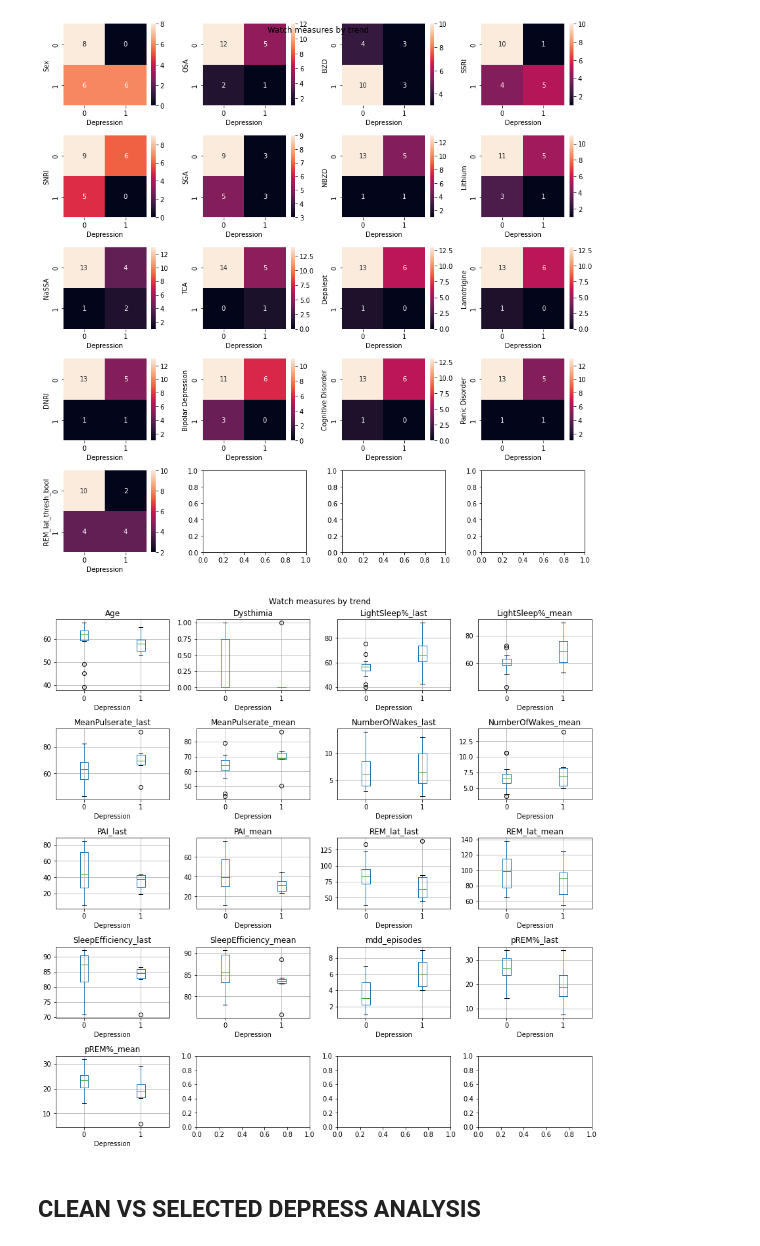
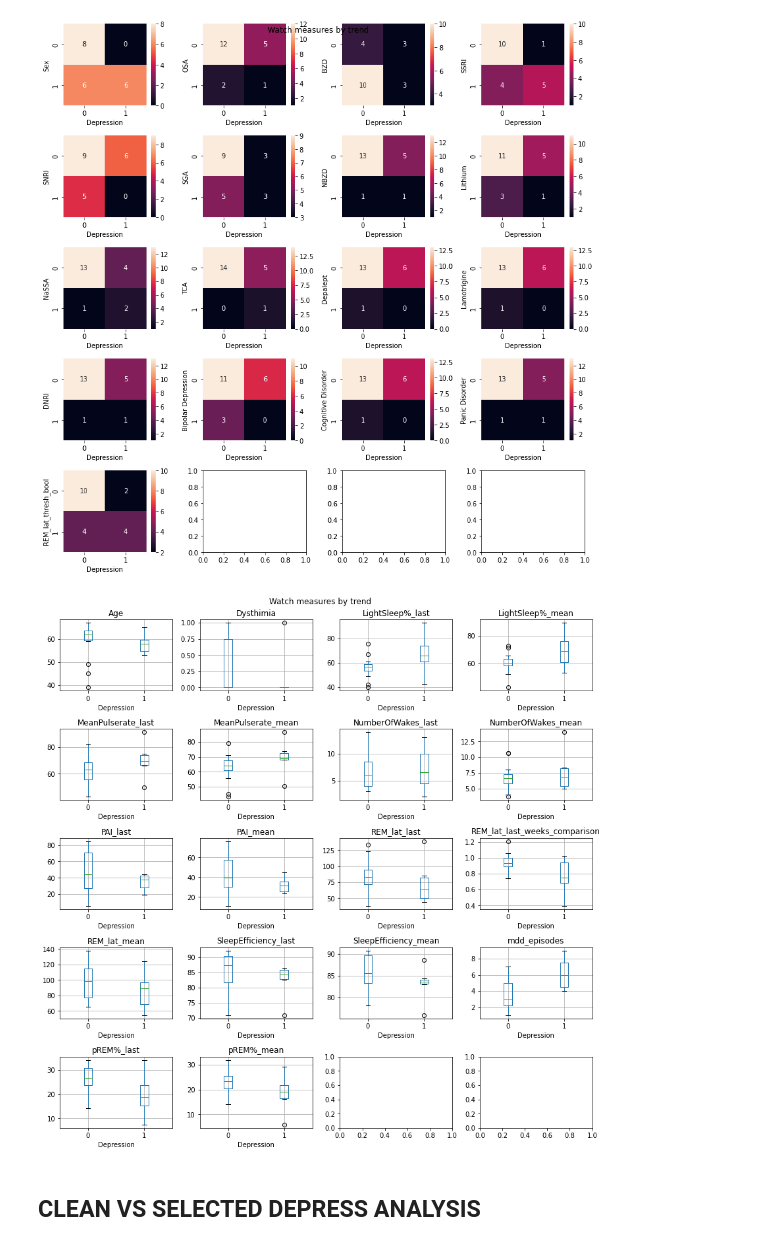
Before and after one commit to zhsegal/backup, a Jupyter notebook: graph/grapf.ipynb, the cells around one changed output. Saved outputs shown, nothing was run; the diff lists cells and outputs as text; code cells hidden in the pictures.

```diff
--- a/graph/grapf.ipynb
+++ b/graph/grapf.ipynb
@@ -81,6 +81,11 @@ def thresh_month(ser,thres,weeks):
 def  mean_month(ser, weeks):
     ser=ser[-weeks:]
     return ser.mean()
+
+def last_weeks_comparison(ser, weeks):
+    last=ser[-weeks:].mean()
+    first=ser[:weeks].mean()
+    return last/first
 # %%
 ser=watch_d.loc[watch_d.PatientID=='RDS01']['REMpLatency(min)']
 thresh=40
@@ -121,7 +126,8 @@ data=watch_d.groupby('PatientID').agg({
 
     'REMpLatency(min)': [lambda x:last(x),
                          lambda x:mean_month(x,weeks),
-                        lambda x:thresh_month(x,60,4),
+                        lambda x:thresh_month(x,60,weeks),
+                          lambda x:last_weeks_comparison(x,weeks),
 
                         ]
                         }).reset_index()
@@ -131,6 +137,7 @@ data.columns = data.columns.map('_'.join).str.strip('|')
 data.columns=[name.replace('<lambda_0>','last') for name in data.columns]
 data.columns=[name.replace('<lambda_1>','mean') for name in data.columns]
 data.columns=[name.replace('<lambda_2>','thresh_bool') for name in data.columns]
+data.columns=[name.replace('<lambda_3>','last_weeks_comparison') for name in data.columns]
 
 data.columns=[name.replace('PatientID_','PatientID') for name in data.columns]
 data.columns=[name.replace('REMpLatency(min)','REM_lat') for name in data.columns]
@@ -392,24 +398,24 @@ plt.show()
 # %%
 
 fig, axs = plt.subplots(5,4, figsize=(12,12))
 
 
 for i,ax in enumerate(axs.flat):
-    if i<17:
+    if i<18:
         col=con_vars[i]
         merged.boxplot(column = [col], # specify columns you wish to analyze
                by = 'Depression',            # specify column by which you wish to group data
                vert = True,        # specify whethere you want vertical or horizontal output
                figsize = (8, 8),
                   ax=ax)   # specify the size of your output
     else:
         pass
     # Show the result
 plt.tight_layout()
 fig.suptitle('Watch measures by trend')
 plt.show()
 # %% [output]
-[figure, old version]
+[figure, new version]
 # %% [markdown]
 ## CLEAN VS SELECTED DEPRESS ANALYSIS
 # %%
```
Also changed, not shown: parts of 4 cells of this notebook.
